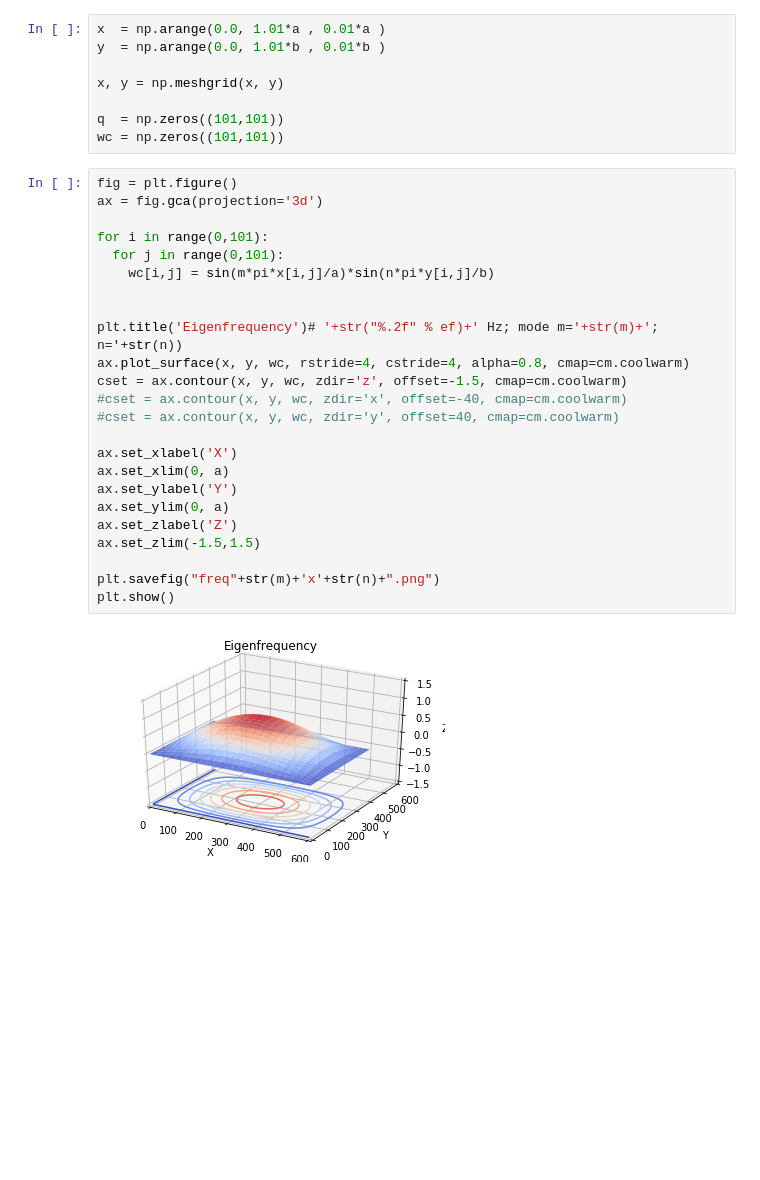
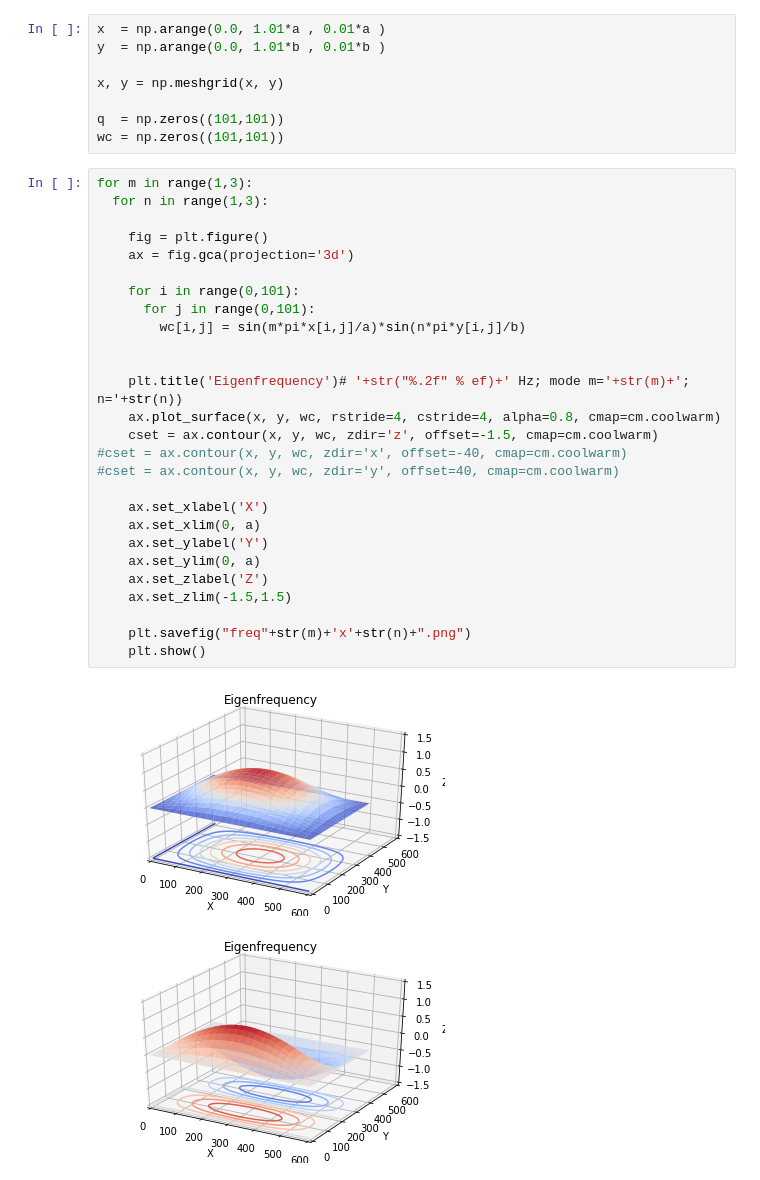
Before and after one commit to jjcremmers/pycomposites, a Jupyter notebook: plate_eq_buckling.ipynb, the cells around one changed output. Drawn from its saved outputs; the diff is of its cells as text; blank space fills up the shorter version.

Commit message:
Multiple freqs

```diff
--- a/plate_eq_buckling.ipynb
+++ b/plate_eq_buckling.ipynb
@@ -97,28 +97,32 @@ x, y = np.meshgrid(x, y)
 q  = np.zeros((101,101))
 wc = np.zeros((101,101))
 # %%
-fig = plt.figure()
-ax = fig.gca(projection='3d')
+for m in range(1,3):
+  for n in range(1,3):
 
-for i in range(0,101):
-  for j in range(0,101):
-    wc[i,j] = sin(m*pi*x[i,j]/a)*sin(n*pi*y[i,j]/b)
+    fig = plt.figure()
+    ax = fig.gca(projection='3d')
+
+    for i in range(0,101):
+      for j in range(0,101):
+        wc[i,j] = sin(m*pi*x[i,j]/a)*sin(n*pi*y[i,j]/b)
 
 
-plt.title('Eigenfrequency')# '+str("%.2f" % ef)+' Hz; mode m='+str(m)+'; n='+str(n))
-ax.plot_surface(x, y, wc, rstride=4, cstride=4, alpha=0.8, cmap=cm.coolwarm)
-cset = ax.contour(x, y, wc, zdir='z', offset=-1.5, cmap=cm.coolwarm)
+    plt.title('Eigenfrequency')# '+str("%.2f" % ef)+' Hz; mode m='+str(m)+'; n='+str(n))
+    ax.plot_surface(x, y, wc, rstride=4, cstride=4, alpha=0.8, cmap=cm.coolwarm)
+    cset = ax.contour(x, y, wc, zdir='z', offset=-1.5, cmap=cm.coolwarm)
 #cset = ax.contour(x, y, wc, zdir='x', offset=-40, cmap=cm.coolwarm)
 #cset = ax.contour(x, y, wc, zdir='y', offset=40, cmap=cm.coolwarm)
 
-ax.set_xlabel('X')
-ax.set_xlim(0, a)
-ax.set_ylabel('Y')
-ax.set_ylim(0, a)
-ax.set_zlabel('Z')
-ax.set_zlim(-1.5,1.5)
+    ax.set_xlabel('X')
+    ax.set_xlim(0, a)
+    ax.set_ylabel('Y')
+    ax.set_ylim(0, a)
+    ax.set_zlabel('Z')
+    ax.set_zlim(-1.5,1.5)
 
-plt.savefig("freq"+str(m)+'x'+str(n)+".png")
-plt.show()
+    plt.savefig("freq"+str(m)+'x'+str(n)+".png")
+    plt.show()
 # %% [output]
 [figure]
+[figure, added]
```
Also changed, not shown: parts of 1 cell of this notebook.
